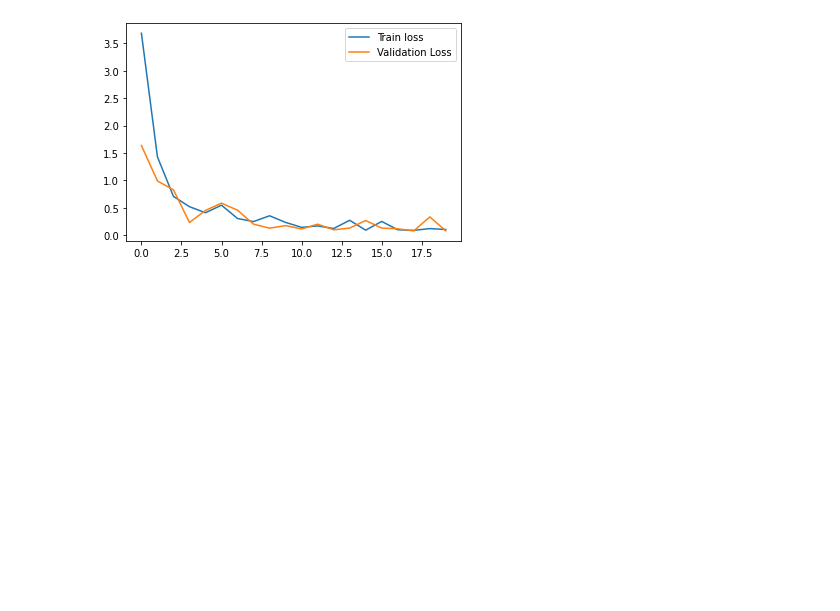
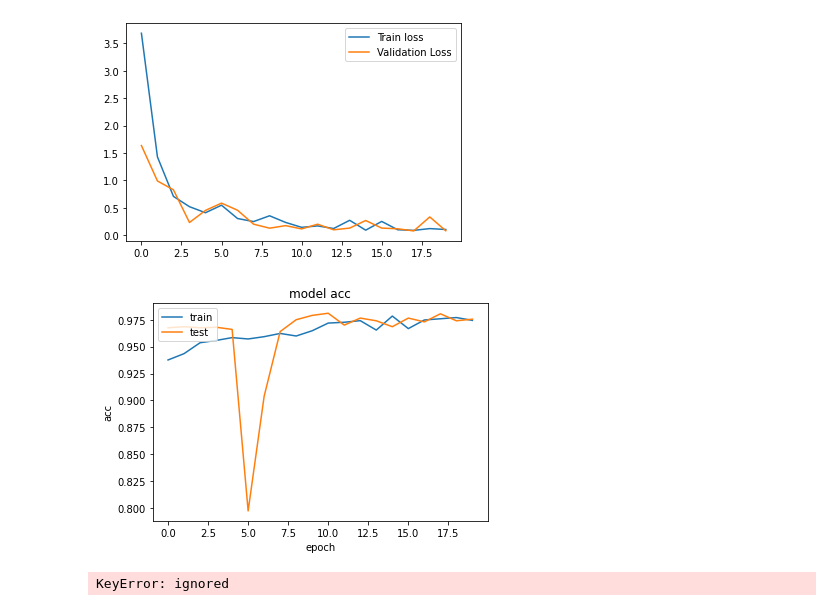
Before and after one commit to shevank/mantenimiento_preventivo, a Jupyter notebook: Mantenimiento_preventivo.ipynb, the cells around one changed output. Cells and saved outputs as stored; diff of their text form; code cells hidden in the pictures; blank space fills up the shorter version.

```diff
--- a/Mantenimiento_preventivo.ipynb
+++ b/Mantenimiento_preventivo.ipynb
@@ -282,3 +284,24 @@ plt.plot(history.history['val_loss'], label='Validation Loss')
 plt.legend();
 # %% [output]
 [figure]
+# %%
+# summarize history for accuracy
+plt.plot(history.history['acc'])
+plt.plot(history.history['val_acc'])
+plt.title('model acc')
+plt.ylabel('acc')
+plt.xlabel('epoch')
+plt.legend(['train', 'test'], loc='upper left')
+plt.show()
+# %% [output]
+[figure, added]
+# %%
+#Obtengo un for para valores de vistos
+for dato in range (1,20,1):
+
+  prediction = model.predict(X)
+  classes_x=np.argmax(prediction,axis=1)
+  print("Predicción:", clases[X[dato]])
+  print("Clase Real:", clases[y[dato]])
+# %% [output]
+KeyError: ignored
```
Also changed, not shown: parts of 1 cell of this notebook.
